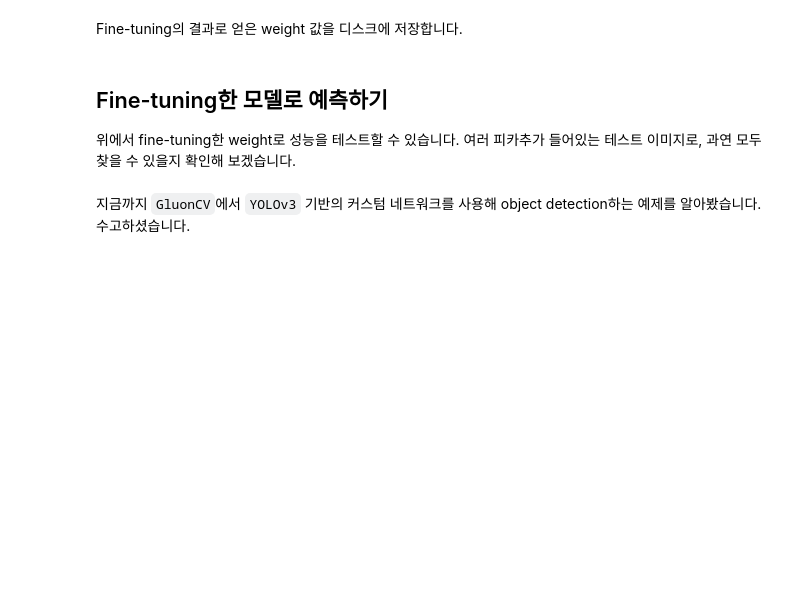
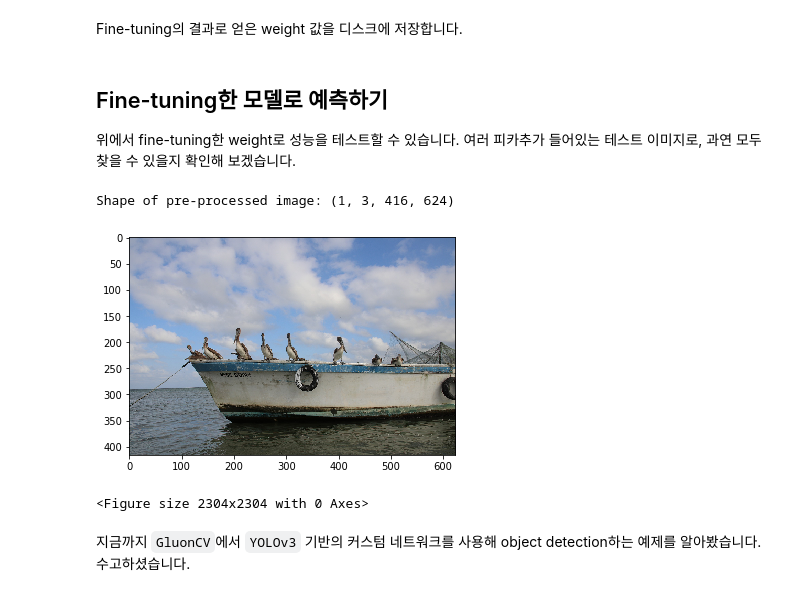
Before and after one commit to jamiekang/gluoncv-hol, a Jupyter notebook: lab2-gluoncv/gluoncv-lab2.3-transfer-learning-yolov3.ipynb, the cells around one changed output. Saved outputs shown, nothing was run; the diff lists cells and outputs as text; code cells hidden in the pictures; blank space fills up the shorter version.

```diff
--- a/lab2-gluoncv/gluoncv-lab2.3-transfer-learning-yolov3.ipynb
+++ b/lab2-gluoncv/gluoncv-lab2.3-transfer-learning-yolov3.ipynb
@@ -233,20 +233,36 @@ net.save_parameters('yolo3_darknet53_voc.params')
 # %%
 #########################################################################################
 # THIS CELL MUST BE FILLED WITH correct YOLOv3 transfer learning prediction code - ignore anything
 #########################################################################################
 #
 #test_url = 'https://raw.githubusercontent.com/zackchase/mxnet-the-straight-dope/master/img/pikachu.jpg'
 #download(test_url, 'pikachu_test.jpg')
 #net = gluoncv.model_zoo.get_model('yolo3_darknet53_voc', pretrained=True)
 #net = gluoncv.model_zoo.get_model('ssd_512_mobilenet1.0_custom', classes=classes, pretrained_base=False)
 #net.load_parameters('yolo3_darknet53_voc.params')
-#x, image = gluoncv.data.transforms.presets.yolo.load_test('test_sample_1.jpg', 1024)
-#print('Shape of pre-processed image:', x.shape)
-#ax = viz.plot_image(image)
-#plt.show()
-#cid, score, bbox = net(x)
-#ax = viz.plot_bbox(image, bbox[0], score[0], cid[0], class_names=classes)
-#plt.figure(figsize=(24,24))
-#plt.show()
+net_name = 'yolo3_darknet53_custom'
+model_param_fname = 'yolo3_darknet53_voc_0000.params'
+classes = ['Bird', 'Boat', 'Car', 'Person']
+
+#########################################################################
+# I want this code to run on CPU too. Tried but couldn't make it work.
+ctx = mx.gpu(0)
+#########################################################################
+
+net = gluoncv.model_zoo.get_model(net_name, classes=classes, ctx=ctx, pretrained_base=False)
+net.load_parameters(model_param_fname, ctx=ctx)
+net.hybridize()
+
+x, image = gluoncv.data.transforms.presets.yolo.load_test('test_sample_0.jpg', 416)
+x = x.as_in_context(ctx)
+print('Shape of pre-processed image:', x.shape)
+cid, score, bbox = net(x)
+ax = viz.plot_bbox(image, bbox[0], score[0], cid[0], class_names=classes)
+plt.figure(figsize=(32,32))
+plt.show()
+# %% [output]
+Shape of pre-processed image: (1, 3, 416, 624)
+[figure, added]
+<Figure size 2304x2304 with 0 Axes>
 # %% [markdown]
 지금까지 `GluonCV`에서 `YOLOv3` 기반의 커스텀 네트워크를 사용해 object detection하는 예제를 알아봤습니다. 수고하셨습니다.
```
Also changed, not shown: parts of 3 cells of this notebook, 2 other files.
